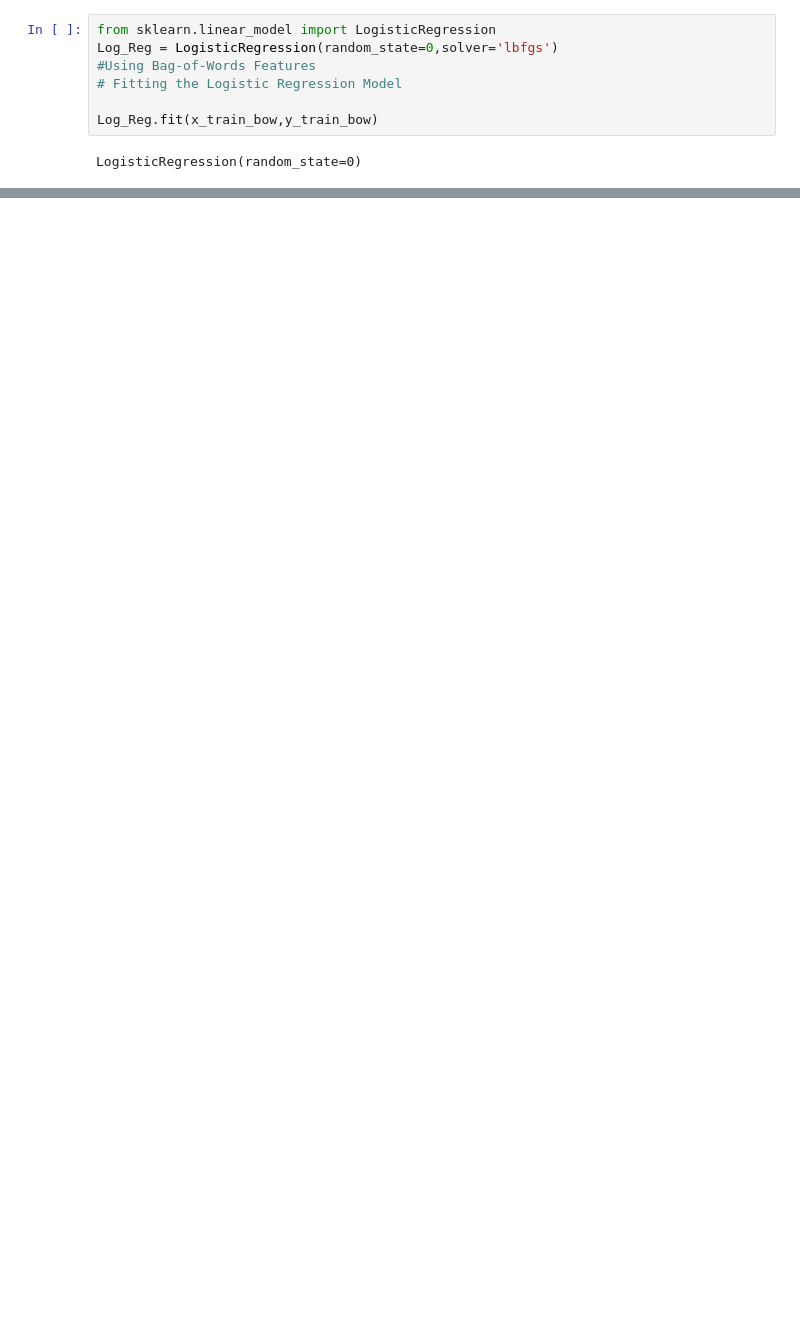
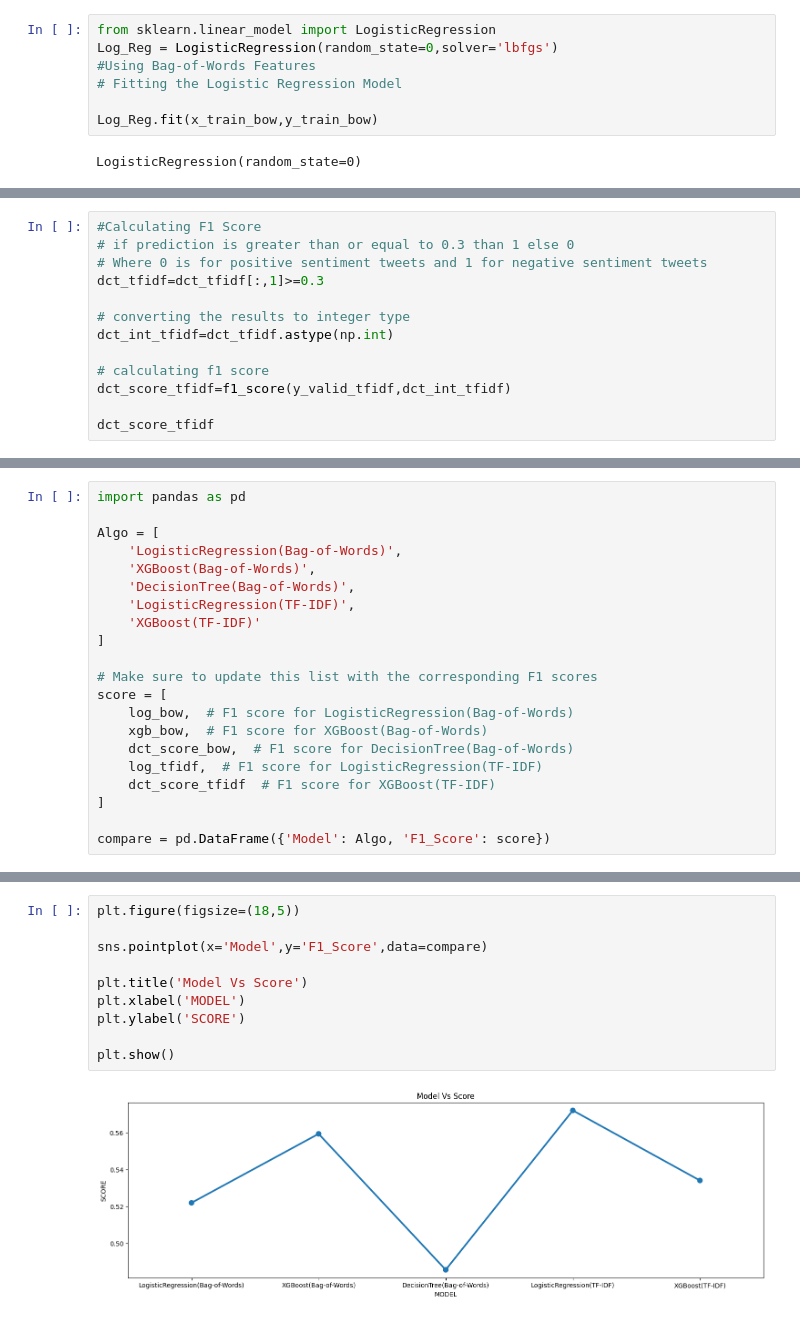
Before and after one commit to Skshamim02/SocialMediaSentimentAnalysis, a Jupyter notebook: Sentiment_Analysis.ipynb, the cells around one changed output, grey strips where cells are left out. Drawn from its saved outputs; the diff is of its cells as text; blank space fills up the shorter version.

```diff
--- a/Sentiment_Analysis.ipynb
+++ b/Sentiment_Analysis.ipynb
@@ -564,0 +739,13 @@ log_bow
+# %%
+#Calculating F1 Score
+# if prediction is greater than or equal to 0.3 than 1 else 0
+# Where 0 is for positive sentiment tweets and 1 for negative sentiment tweets
+dct_tfidf=dct_tfidf[:,1]>=0.3
+
+# converting the results to integer type
+dct_int_tfidf=dct_tfidf.astype(np.int)
+
+# calculating f1 score
+dct_score_tfidf=f1_score(y_valid_tfidf,dct_int_tfidf)
+
+dct_score_tfidf
@@ -564,0 +754,21 @@ log_bow
+# %%
+import pandas as pd
+
+Algo = [
+    'LogisticRegression(Bag-of-Words)',
+    'XGBoost(Bag-of-Words)',
+    'DecisionTree(Bag-of-Words)',
+    'LogisticRegression(TF-IDF)',
+    'XGBoost(TF-IDF)'
+]
+
+# Make sure to update this list with the corresponding F1 scores
+score = [
+    log_bow,  # F1 score for LogisticRegression(Bag-of-Words)
+    xgb_bow,  # F1 score for XGBoost(Bag-of-Words)
+    dct_score_bow,  # F1 score for DecisionTree(Bag-of-Words)
+    log_tfidf,  # F1 score for LogisticRegression(TF-IDF)
+    dct_score_tfidf  # F1 score for XGBoost(TF-IDF)
+]
+
+compare = pd.DataFrame({'Model': Algo, 'F1_Score': score})
@@ -564,0 +781,12 @@ log_bow
+# %%
+plt.figure(figsize=(18,5))
+
+sns.pointplot(x='Model',y='F1_Score',data=compare)
+
+plt.title('Model Vs Score')
+plt.xlabel('MODEL')
+plt.ylabel('SCORE')
+
+plt.show()
+# %% [output]
+[figure, added]
```
Also changed, not shown: parts of 27 cells of this notebook.
